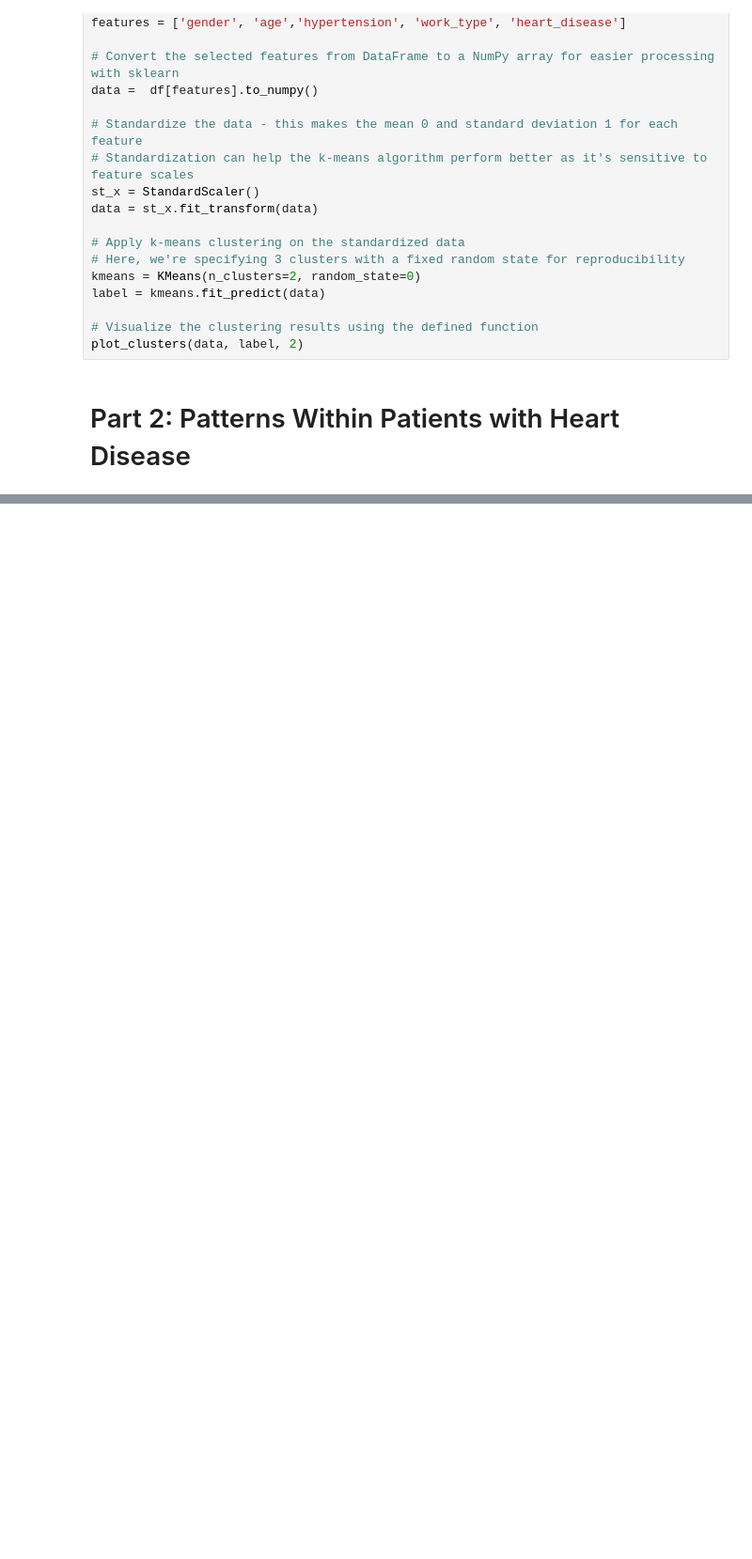
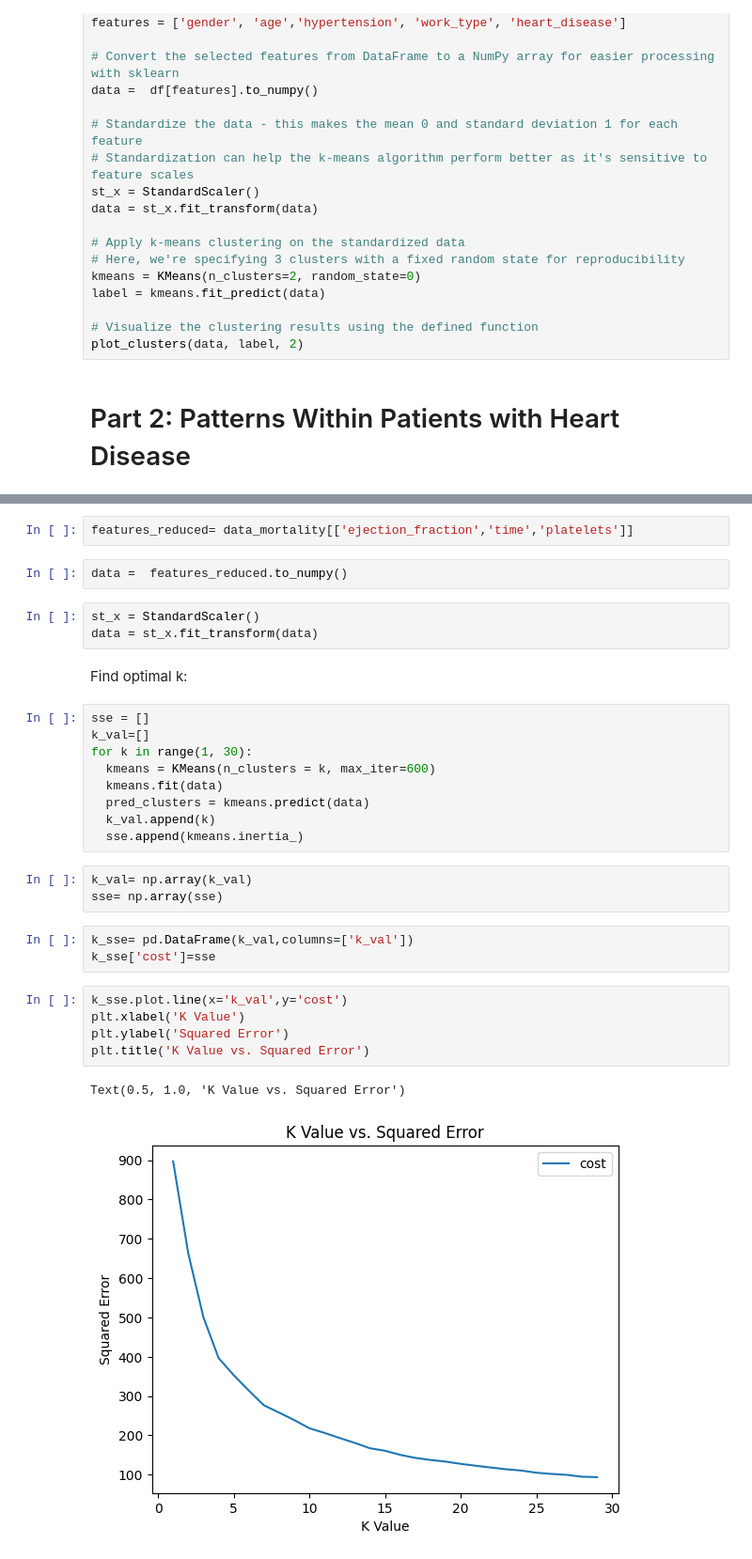
Before and after one commit to miranda-bi/CHL5230-Datathon, a Jupyter notebook: Datathon2.ipynb, the cells around one changed output, grey strips where cells are left out. Shown at 94% size. Saved outputs shown, nothing was run; the diff lists cells and outputs as text; blank space fills up the shorter version.

```diff
--- a/Datathon2.ipynb
+++ b/Datathon2.ipynb
@@ -456,0 +406,32 @@ plot_clusters(data, label, 3)
+# %%
+features_reduced= data_mortality[['ejection_fraction','time','platelets']]
+# %%
+data =  features_reduced.to_numpy()
+# %%
+st_x = StandardScaler()
+data = st_x.fit_transform(data)
+# %% [markdown]
+Find optimal k:
+# %%
+sse = []
+k_val=[]
+for k in range(1, 30):
+  kmeans = KMeans(n_clusters = k, max_iter=600)
+  kmeans.fit(data)
+  pred_clusters = kmeans.predict(data)
+  k_val.append(k)
+  sse.append(kmeans.inertia_)
+# %%
+k_val= np.array(k_val)
+sse= np.array(sse)
+# %%
+k_sse= pd.DataFrame(k_val,columns=['k_val'])
+k_sse['cost']=sse
+# %%
+k_sse.plot.line(x='k_val',y='cost')
+plt.xlabel('K Value')
+plt.ylabel('Squared Error')
+plt.title('K Value vs. Squared Error')
+# %% [output]
+Text(0.5, 1.0, 'K Value vs. Squared Error')
+[figure, added]
```
Also changed, not shown: parts of 31 cells of this notebook.
